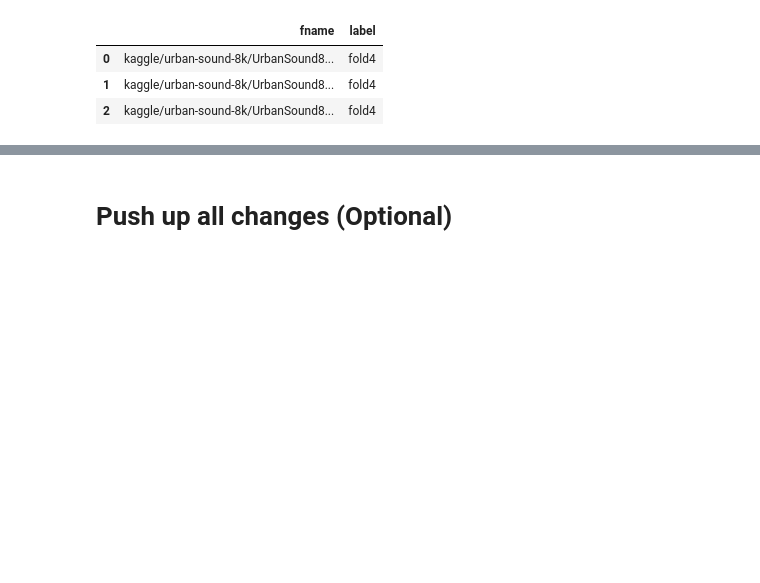
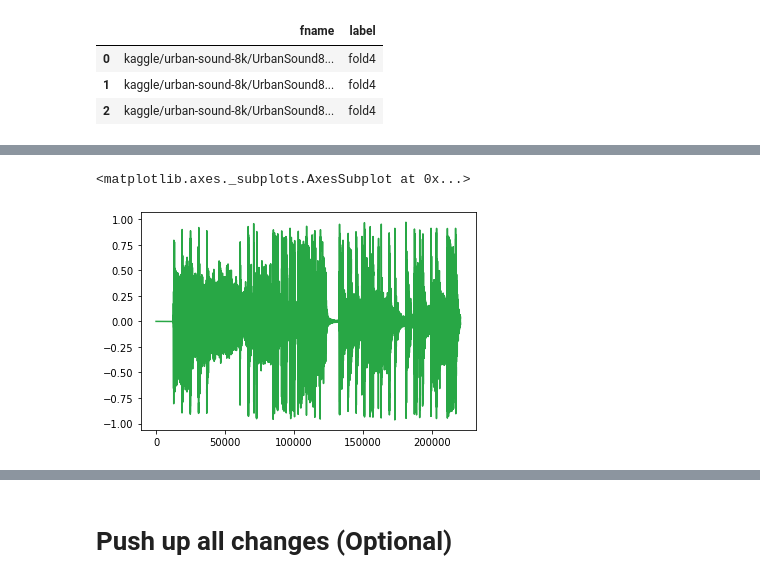
Before and after one commit to PacktPublishing/Data-Augmentation-with-Python, a Jupyter notebook: data_augmentation_with_python_chapter_7.ipynb, the cells around one changed output, grey strips where cells are left out. Saved outputs shown, nothing was run; the diff lists cells and outputs as text; code cells hidden in the pictures; blank space fills up the shorter version.

```diff
--- a/data_augmentation_with_python_chapter_7.ipynb
+++ b/data_augmentation_with_python_chapter_7.ipynb
@@ -573,0 +320,5 @@ pluto.print_aug_word_reserved(pluto.df_twitter_data, col_dest='clean_tweet',
+# %%
+df.data_freq.plot.line(color='#28a745')
+# %% [output]
+<matplotlib.axes._subplots.AxesSubplot at 0x...>
+[figure, added]
```
Also changed, not shown: parts of 89 cells of this notebook.
